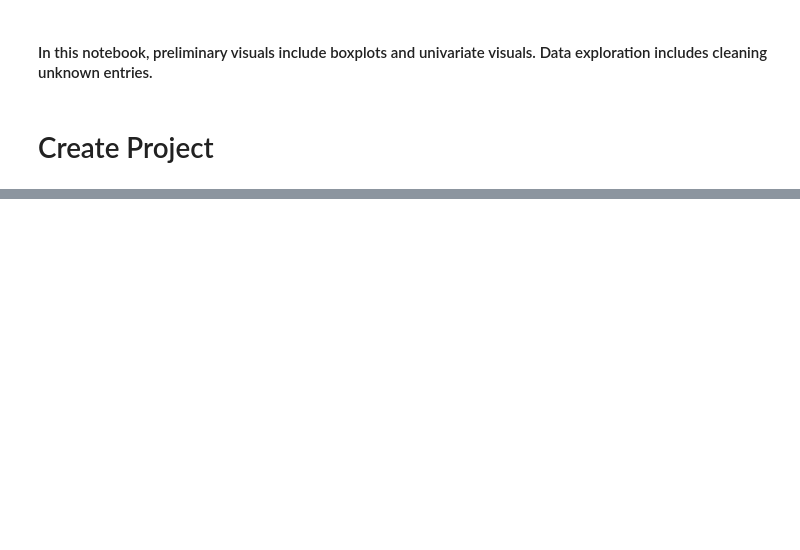
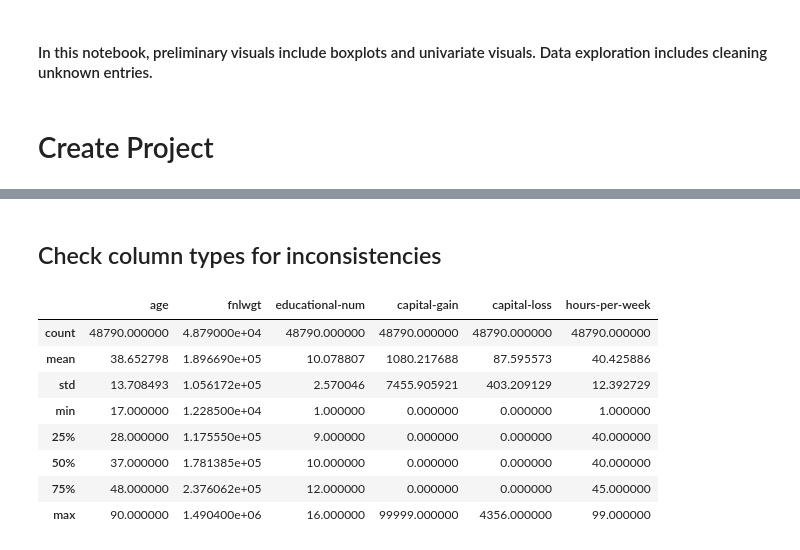
Before and after one commit to Elispreng/Census_1990, a Jupyter notebook: Visuals and Data Exploration.ipynb, the cells around one changed output, grey strips where cells are left out. Saved outputs shown, nothing was run; the diff lists cells and outputs as text; code cells hidden in the pictures; blank space fills up the shorter version.

```diff
--- a/Visuals and Data Exploration.ipynb
+++ b/Visuals and Data Exploration.ipynb
@@ -47,0 +131,15 @@ adult_df = pd.read_csv(filename2)
+# %% [markdown]
+## Check  column types for inconsistencies
+# %%
+# Check the numeric columns for inconsistencies
+adult_df.describe(include="number")
+# %% [output]
+|  | age | fnlwgt | educational-num | capital-gain | capital-loss | hours-per-week |
+| count | 48790.000000 | 4.879000e+04 | 48790.000000 | 48790.000000 | 48790.000000 | 48790.000000 |
+| mean | 38.652798 | 1.896690e+05 | 10.078807 | 1080.217688 | 87.595573 | 40.425886 |
+| std | 13.708493 | 1.056172e+05 | 2.570046 | 7455.905921 | 403.209129 | 12.392729 |
+| min | 17.000000 | 1.228500e+04 | 1.000000 | 0.000000 | 0.000000 | 1.000000 |
+| 25% | 28.000000 | 1.175550e+05 | 9.000000 | 0.000000 | 0.000000 | 40.000000 |
+| 50% | 37.000000 | 1.781385e+05 | 10.000000 | 0.000000 | 0.000000 | 40.000000 |
+| 75% | 48.000000 | 2.376062e+05 | 12.000000 | 0.000000 | 0.000000 | 45.000000 |
+| max | 90.000000 | 1.490400e+06 | 16.000000 | 99999.000000 | 4356.000000 | 99.000000 |
```
Also changed, not shown: parts of 26 cells of this notebook, 6 other files.
